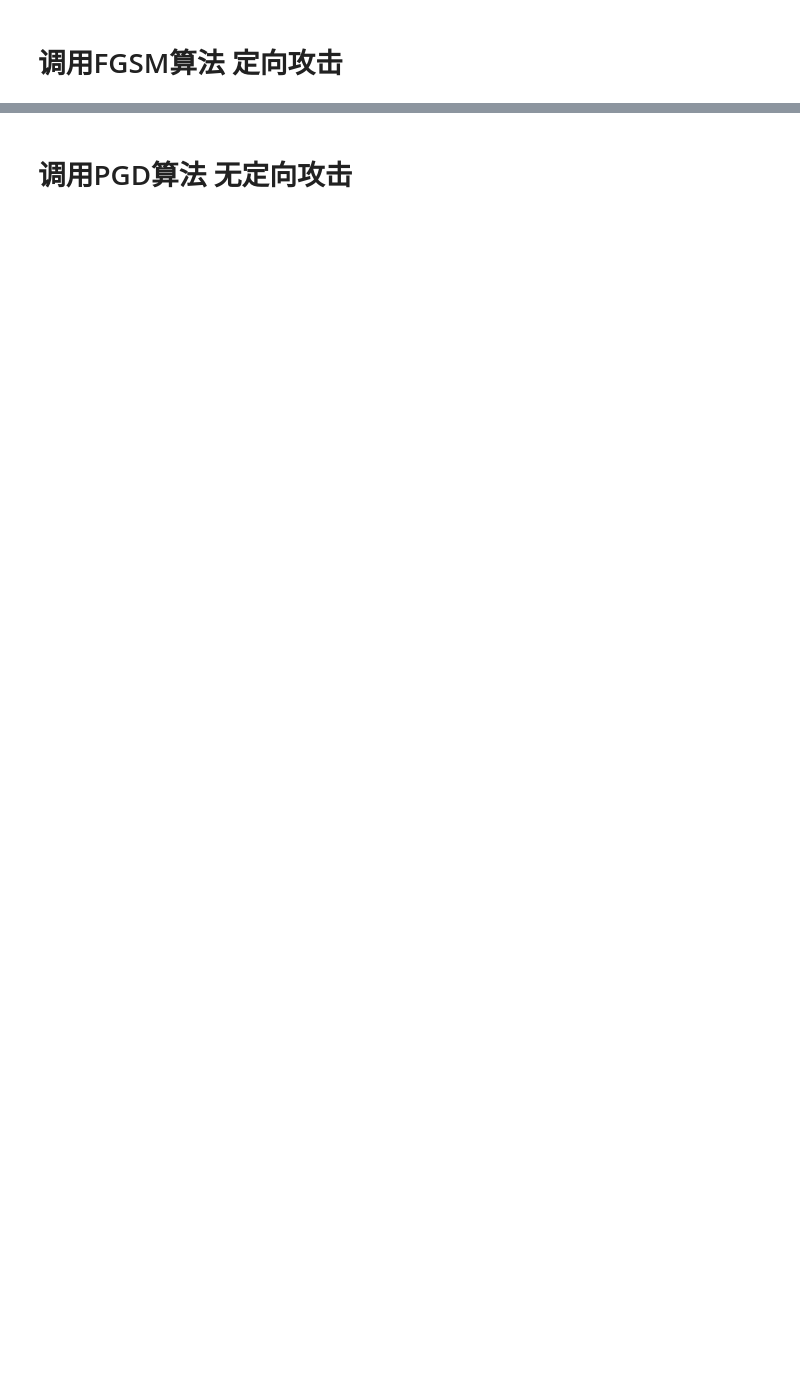
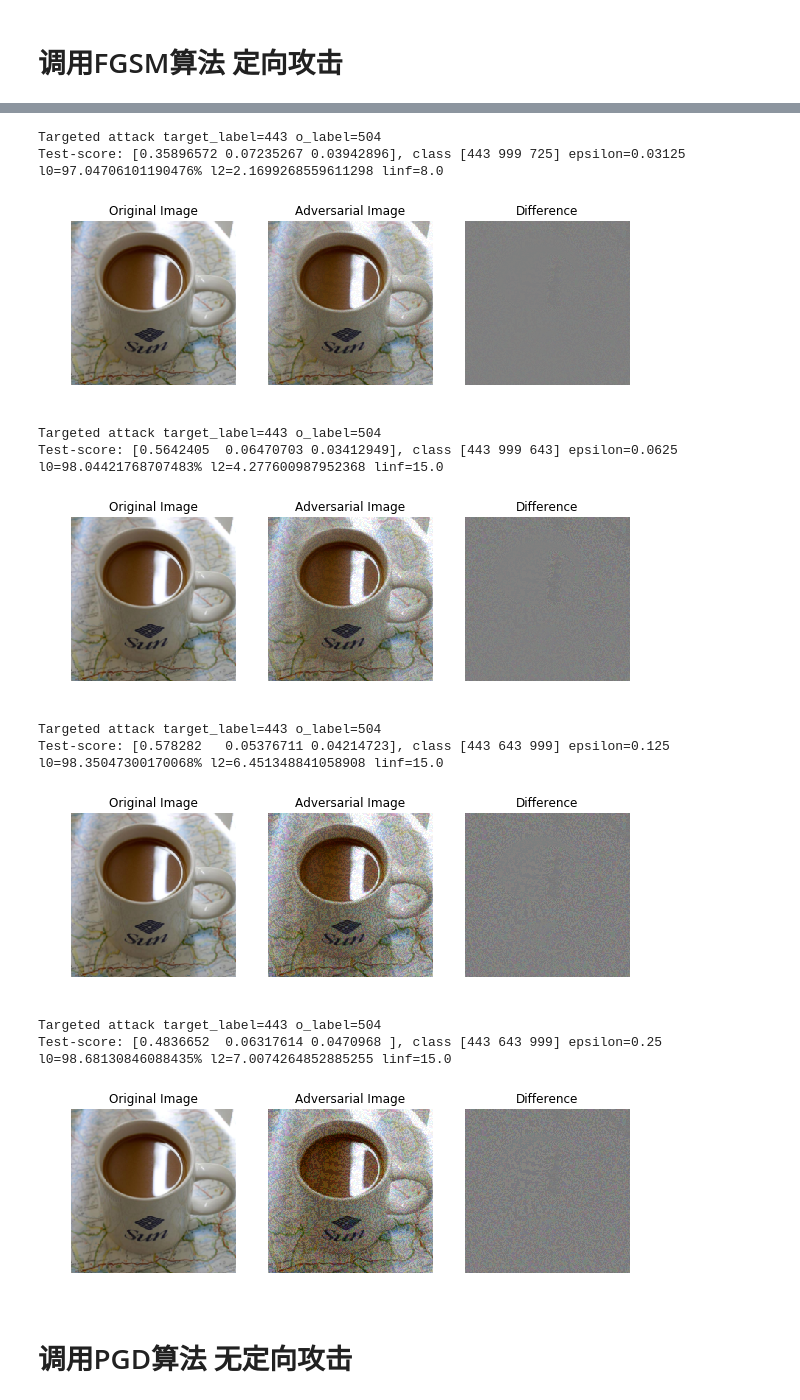
Before and after one commit to advboxes/AdvBox, a Jupyter notebook: sdk_demo.ipynb, the cells around one changed output, grey strips where cells are left out. Drawn from its saved outputs; the diff is of its cells as text; code cells hidden in the pictures; blank space fills up the shorter version.

```diff
--- a/sdk_demo.ipynb
+++ b/sdk_demo.ipynb
@@ -144,7 +188,7 @@ img=process_img(img_path)
 
 #生成对抗样本
 adv=FGSM(adv_program=adv_program,eval_program=eval_program,gradients=gradients,o=img,
-         input_layer=input_layer,output_layer=out,step_size=64.0/256.0,isTarget=True,target_label=968)
+         input_layer=input_layer,output_layer=out,step_size=64.0/256.0,epsilon=64.0/256,isTarget=True,target_label=443)
 
 
 result = exe.run(eval_program,
@@ -159,5 +203,6 @@ sys.stdout.flush()
 
 adv_img=tensor2img(adv)
 
+#展示原始图片和对抗样本的差异
 show_images_diff(o_img,adv_img)
 # %% [output]
@@ -168,3 +215,45 @@ l0=99.13238732993197% l2=7.164133378231411 linf=15.0
+# %%
+img_path = "mug227.png"
+img=process_img(img_path)
+
+for epsilon in [8.0/256,16.0/256,32.0/256,64.0/256]:
+
+    #生成对抗样本
+    #step_size控制了扰动的大小
+    adv=FGSM(adv_program=adv_program,eval_program=eval_program,gradients=gradients,o=img,
+             input_layer=input_layer,output_layer=out,step_size=64.0/256.0,epsilon=epsilon,isTarget=True,target_label=443)
+
+
+    result = exe.run(eval_program,
+                     fetch_list=fetch_list,
+                     feed={ 'image':adv })
+    result = result[0][0]
+
+    pred_label = np.argsort(result)[::-1][:TOPK]
+
+    print("Test-score: {0}, class {1} epsilon={2}".format(result[pred_label], pred_label,epsilon))
+    sys.stdout.flush()
+
+    adv_img=tensor2img(adv)
+
+    show_images_diff(o_img,adv_img)
+# %% [output]
+Targeted attack target_label=443 o_label=504
+Test-score: [0.35896572 0.07235267 0.03942896], class [443 999 725] epsilon=0.03125
+l0=97.04706101190476% l2=2.1699268559611298 linf=8.0
+[figure, added]
+Targeted attack target_label=443 o_label=504
+Test-score: [0.5642405  0.06470703 0.03412949], class [443 999 643] epsilon=0.0625
+l0=98.04421768707483% l2=4.277600987952368 linf=15.0
+[figure, added]
+Targeted attack target_label=443 o_label=504
+Test-score: [0.578282   0.05376711 0.04214723], class [443 643 999] epsilon=0.125
+l0=98.35047300170068% l2=6.451348841058908 linf=15.0
+[figure, added]
+Targeted attack target_label=443 o_label=504
+Test-score: [0.4836652  0.06317614 0.0470968 ], class [443 643 999] epsilon=0.25
+l0=98.68130846088435% l2=7.0074264852885255 linf=15.0
+[figure, added]
 # %% [markdown]
 # 调用PGD算法 无定向攻击
 # %%
```
Also changed, not shown: parts of 7 cells of this notebook, 2 other files.
